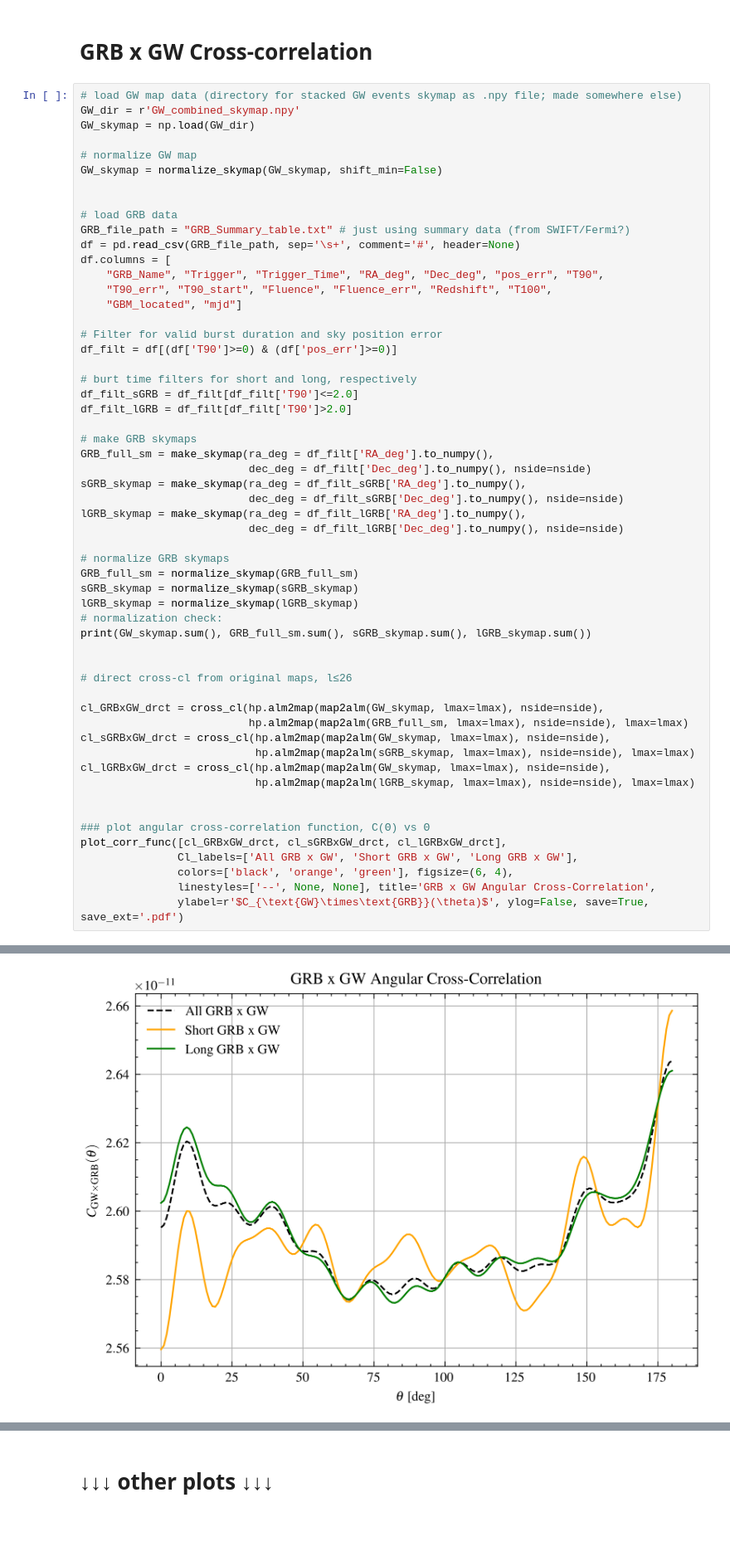
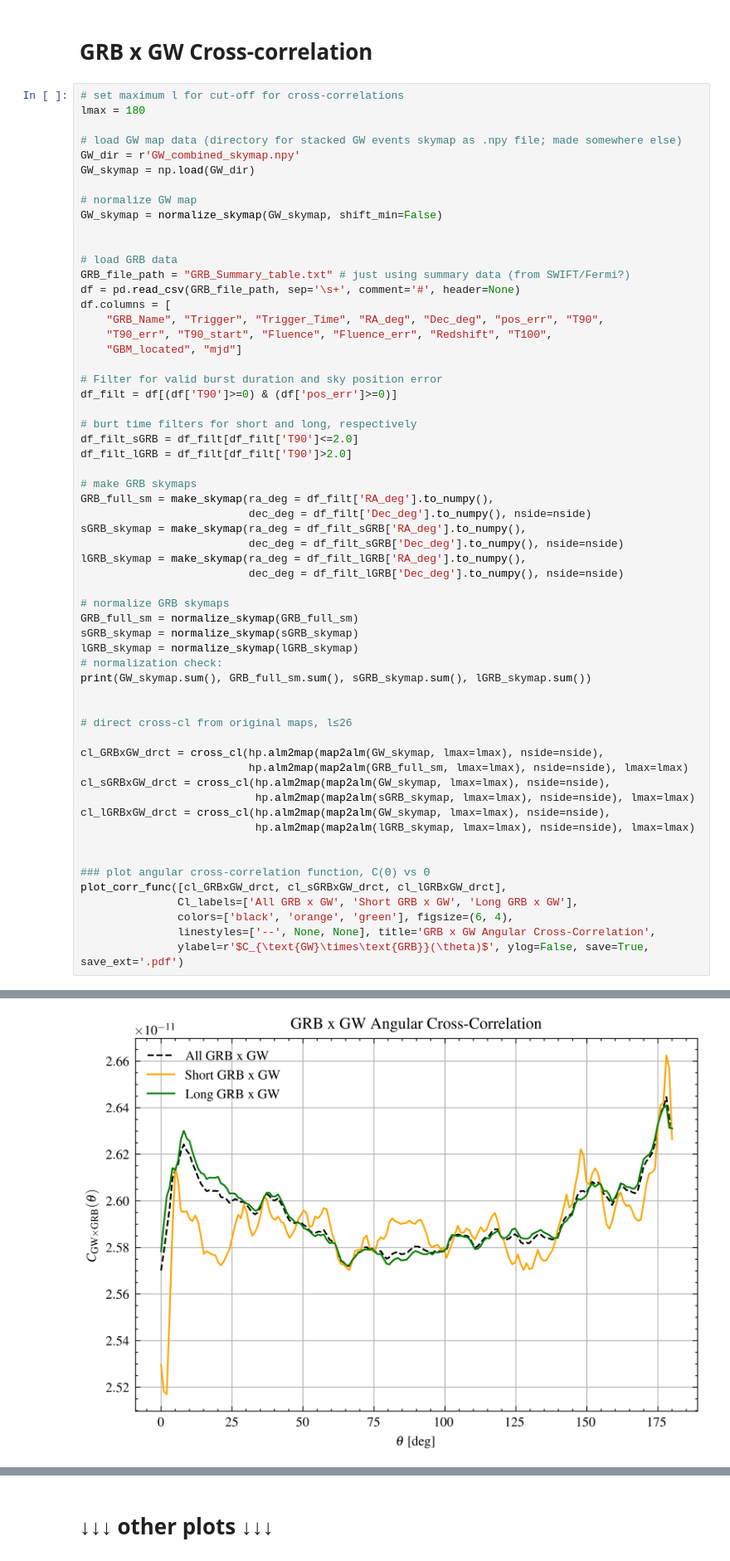
Before and after one commit to SSL32081/Testing-anisotropy-with-GW-and-GRB, a Jupyter notebook: production/GRBXGW_harmonic_analysis_NO_SKYMAPS.ipynb, the cells around one changed output, grey strips where cells are left out. Shown at 83% size. Saved outputs shown, nothing was run; the diff lists cells and outputs as text; blank space fills up the shorter version.

```diff
--- a/production/GRBXGW_harmonic_analysis_NO_SKYMAPS.ipynb
+++ b/production/GRBXGW_harmonic_analysis_NO_SKYMAPS.ipynb
@@ -27,6 +25,9 @@ lmax = 26
 # %% [markdown]
 # GRB x GW Cross-correlation
 # %%
+# set maximum l for cut-off for cross-correlations
+lmax = 180
+
 # load GW map data (directory for stacked GW events skymap as .npy file; made somewhere else)
 GW_dir = r'GW_combined_skymap.npy'
 GW_skymap = np.load(GW_dir)
@@ -57,34 +58,34 @@ sGRB_skymap = make_skymap(ra_deg = df_filt_sGRB['RA_deg'].to_numpy(),
                           dec_deg = df_filt_sGRB['Dec_deg'].to_numpy(), nside=nside)
 lGRB_skymap = make_skymap(ra_deg = df_filt_lGRB['RA_deg'].to_numpy(),
                           dec_deg = df_filt_lGRB['Dec_deg'].to_numpy(), nside=nside)
 
 # normalize GRB skymaps
 GRB_full_sm = normalize_skymap(GRB_full_sm)
 sGRB_skymap = normalize_skymap(sGRB_skymap)
 lGRB_skymap = normalize_skymap(lGRB_skymap)
 # normalization check:
 print(GW_skymap.sum(), GRB_full_sm.sum(), sGRB_skymap.sum(), lGRB_skymap.sum())
 
 
 # direct cross-cl from original maps, l≤26
 
 cl_GRBxGW_drct = cross_cl(hp.alm2map(map2alm(GW_skymap, lmax=lmax), nside=nside),
                           hp.alm2map(map2alm(GRB_full_sm, lmax=lmax), nside=nside), lmax=lmax)
 cl_sGRBxGW_drct = cross_cl(hp.alm2map(map2alm(GW_skymap, lmax=lmax), nside=nside),
                            hp.alm2map(map2alm(sGRB_skymap, lmax=lmax), nside=nside), lmax=lmax)
 cl_lGRBxGW_drct = cross_cl(hp.alm2map(map2alm(GW_skymap, lmax=lmax), nside=nside),
                            hp.alm2map(map2alm(lGRB_skymap, lmax=lmax), nside=nside), lmax=lmax)
 
 
 ### plot angular cross-correlation function, C(Θ) vs Θ
 plot_corr_func([cl_GRBxGW_drct, cl_sGRBxGW_drct, cl_lGRBxGW_drct],
                Cl_labels=['All GRB x GW', 'Short GRB x GW', 'Long GRB x GW'],
                colors=['black', 'orange', 'green'], figsize=(6, 4),
                linestyles=['--', None, None], title='GRB x GW Angular Cross-Correlation',
                ylabel=r'$C_{\text{GW}\times\text{GRB}}(\theta)$', ylog=False, save=True, save_ext='.pdf')
 # %% [output]
 1.0 1.0 0.9999999999999999 1.0
-[figure, old version]
+[figure, new version]
 # %%
 # plot power spectrum, C_l vs l
 plot_Cls([cl_GRBxGW_drct, cl_sGRBxGW_drct, cl_lGRBxGW_drct],
```
Also changed, not shown: parts of 4 cells of this notebook, 1 other file.
